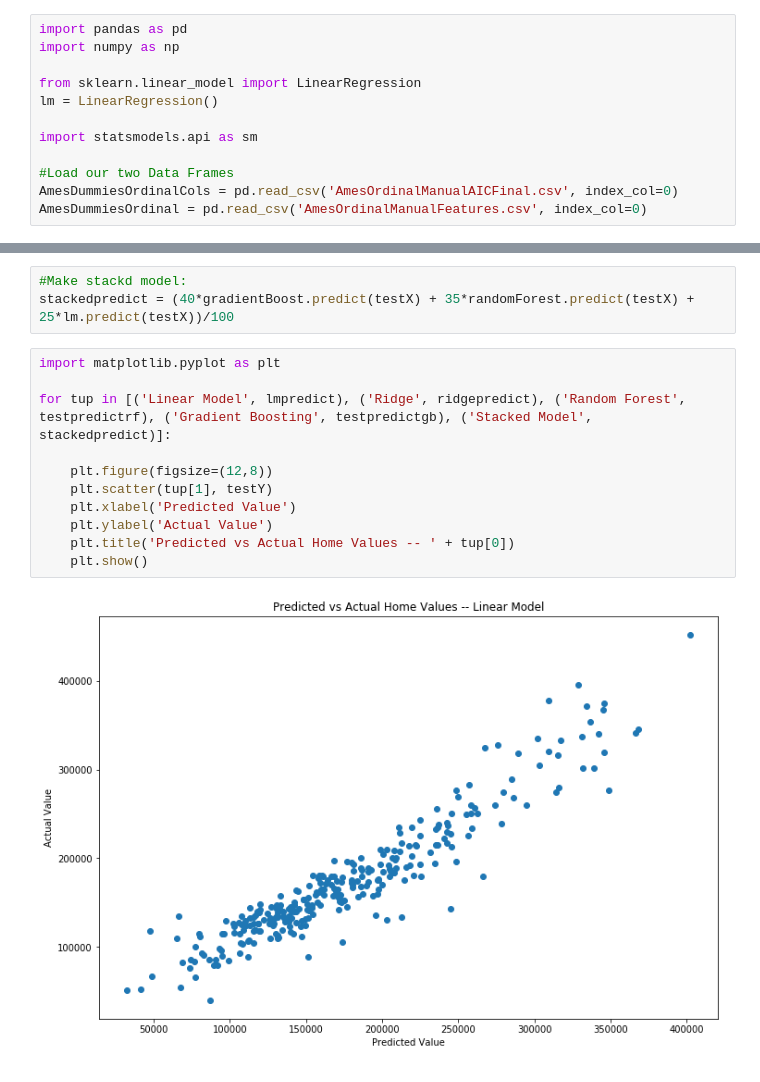
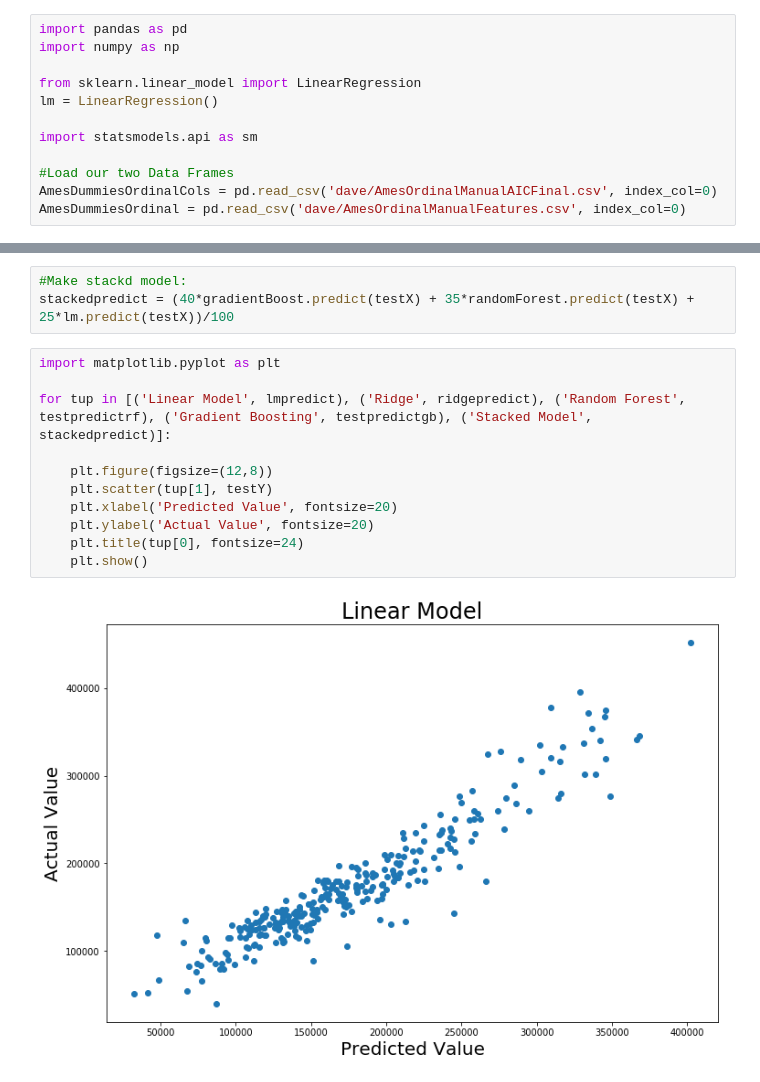
Before and after one commit to cchen17/machine-learning_house-prices, a Jupyter notebook: Stacking_FinalFeatures_Run2.ipynb, the cells around one changed output, grey strips where cells are left out. Drawn from its saved outputs; the diff is of its cells as text.

```diff
--- a/Stacking_FinalFeatures_Run2.ipynb
+++ b/Stacking_FinalFeatures_Run2.ipynb
@@ -10,8 +10,8 @@ lm = LinearRegression()
 import statsmodels.api as sm
 
 #Load our two Data Frames
-AmesDummiesOrdinalCols = pd.read_csv('AmesOrdinalManualAICFinal.csv', index_col=0)
-AmesDummiesOrdinal = pd.read_csv('AmesOrdinalManualFeatures.csv', index_col=0)
+AmesDummiesOrdinalCols = pd.read_csv('dave/AmesOrdinalManualAICFinal.csv', index_col=0)
+AmesDummiesOrdinal = pd.read_csv('dave/AmesOrdinalManualFeatures.csv', index_col=0)
 # %%
 AmesDummiesOrdinalCols.shape
 # %% [output]
@@ -240,13 +240,13 @@ stackedpredict = (40*gradientBoost.predict(testX) + 35*randomForest.predict(test
 # %%
 import matplotlib.pyplot as plt
 
 for tup in [('Linear Model', lmpredict), ('Ridge', ridgepredict), ('Random Forest', testpredictrf), ('Gradient Boosting', testpredictgb), ('Stacked Model', stackedpredict)]:
 
     plt.figure(figsize=(12,8))
     plt.scatter(tup[1], testY)
-    plt.xlabel('Predicted Value')
-    plt.ylabel('Actual Value')
-    plt.title('Predicted vs Actual Home Values -- ' + tup[0])
+    plt.xlabel('Predicted Value', fontsize=20)
+    plt.ylabel('Actual Value', fontsize=20)
+    plt.title(tup[0], fontsize=24)
     plt.show()
 # %% [output]
-[figure, old version]
+[figure, new version]
```
Also changed, not shown: parts of 1 cell of this notebook, 5 other files.
